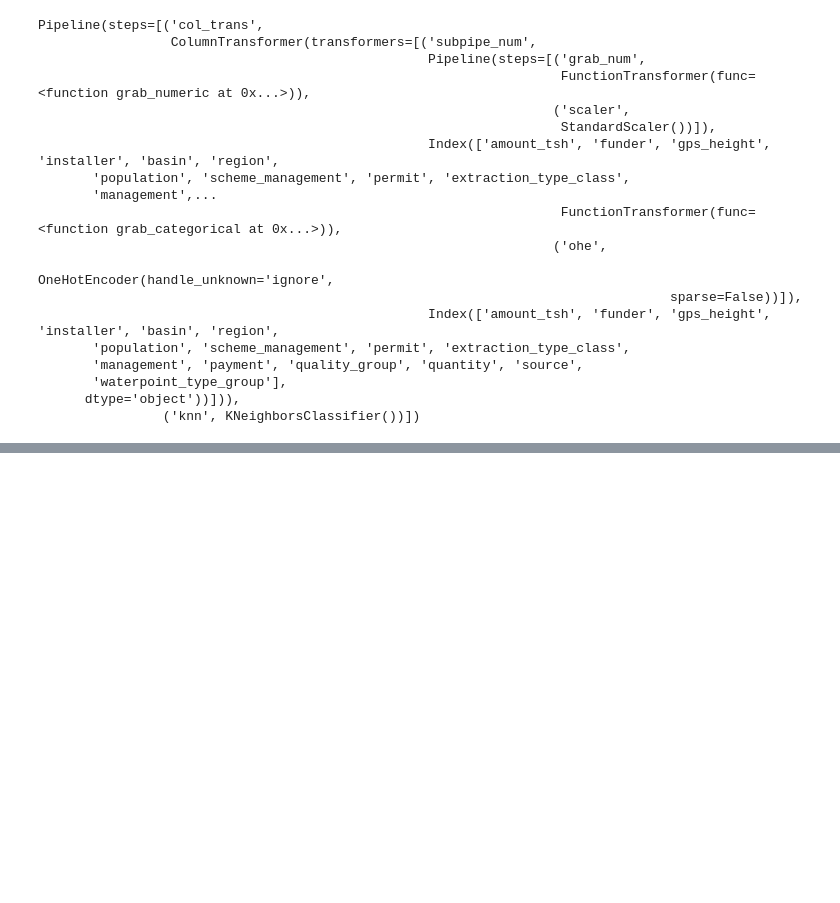
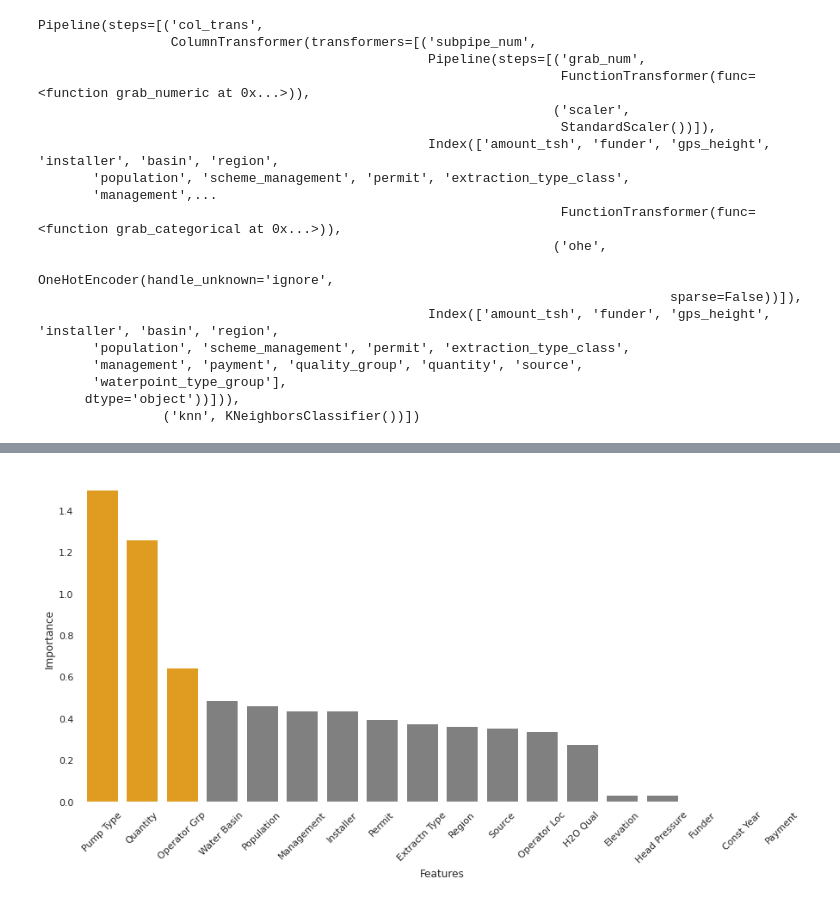
Before and after one commit to Andrew-Boucher/Phase_3_Project, a Jupyter notebook: working_notebooks/holly_working_notebook.ipynb, the cells around one changed output, grey strips where cells are left out. Drawn from its saved outputs; the diff is of its cells as text; code cells hidden in the pictures; blank space fills up the shorter version.

```diff
--- a/working_notebooks/holly_working_notebook.ipynb
+++ b/working_notebooks/holly_working_notebook.ipynb
@@ -187,0 +187,2 @@ logreg_pipe = Pipeline(steps=[('col_trans', col_trans), ('logreg', LogisticRegre
+# %%
+logreg_pipe.fit(df_dict['X_train_data_all'], df_dict['y_train_data_all'])
@@ -350,0 +525,5 @@ grid.best_params_, grid0.best_params_, grid1.best_params_
+# %%
+smote_cat_cols = list(grab_categorical(df_dict['X_train_data_all']).columns)
+smote_cat_index = [df_dict['X_train_data_all'].columns.get_loc(c) for c in smote_cat_cols]
+smtnc = SMOTENC(smote_cat_index, sampling_strategy='auto')
+X_train_smote_rs, y_train_smote_rs = smtnc.fit_resample(df_dict['X_train_data_all'], df_dict['y_train_data_all'])
@@ -350,0 +630,21 @@ grid.best_params_, grid0.best_params_, grid1.best_params_
+# %%
+# Finding feature importances for our logistic regression (the long way)
+
+coefs = grid2.best_estimator_.named_steps['logreg'].coef_[0]
+# cvals = coefs = grid4.best_estimator_.named_steps['logreg'].coef_
+# classes = grid4.best_estimator_.named_steps['logreg'].classes_
+weights = grid2.best_estimator_.named_steps['logreg'].intercept_
+nfeat = grid2.best_estimator_.named_steps['logreg'].n_features_in_
+feat_imp = pd.concat([pd.DataFrame(df_dict['X_train_data_all'].columns),pd.DataFrame(np.transpose(coefs))], axis = 1, names=['feature', 'coef'])
+imp2 = pd.DataFrame(zip(df_dict['X_train_data_all'].columns, np.transpose(grid4.best_estimator_.named_steps['logreg'].coef_.tolist()[0])), columns=['features', 'coef'])
+
+# feats = dict(zip(classes, coefs)) # doesn' work, classes_ only shows y
+# coefs[:70]
+# feats
+# nfeat
+# grid4.best_estimator_.named_steps['logreg'].n_iter_
+# cvals
+
+imp2['coef'] = imp2['coef'].map(abs)
+
+imp2.sort_values('coef', ascending=False)
@@ -350,0 +669,19 @@ grid.best_params_, grid0.best_params_, grid1.best_params_
+# %%
+# Feature importances plot
+fig, ax = plt.subplots(figsize=(15, 7))
+pal = ['orange', 'orange', 'orange', 'grey', 'grey', 'grey', 'grey', 'grey', 'grey',
+       'grey', 'grey', 'grey', 'grey', 'grey', 'grey', 'grey', 'grey', 'grey']
+
+plt.xticks(rotation=45)
+
+sns.barplot(data=imp2.sort_values('coef', ascending=False), x='features', y='coef',
+            palette=pal, dodge=False)
+ax.set_ylabel('Importance')
+ax.set_xlabel('Features')
+ax.set_xticklabels(['Pump Type','Quantity','Operator Grp','Water Basin','Population',
+                    'Management', 'Installer', 'Permit', 'Extractn Type', 'Region',
+                    'Source', 'Operator Loc', 'H2O Qual', 'Elevation','Head Pressure',
+                    'Funder', 'Const Year', 'Payment'])
+sns.set(rc={'axes.facecolor':'white', 'figure.facecolor':'white'})
+# %% [output]
+[figure, added]
```
Also changed, not shown: parts of 35 cells of this notebook, 2 other files.
